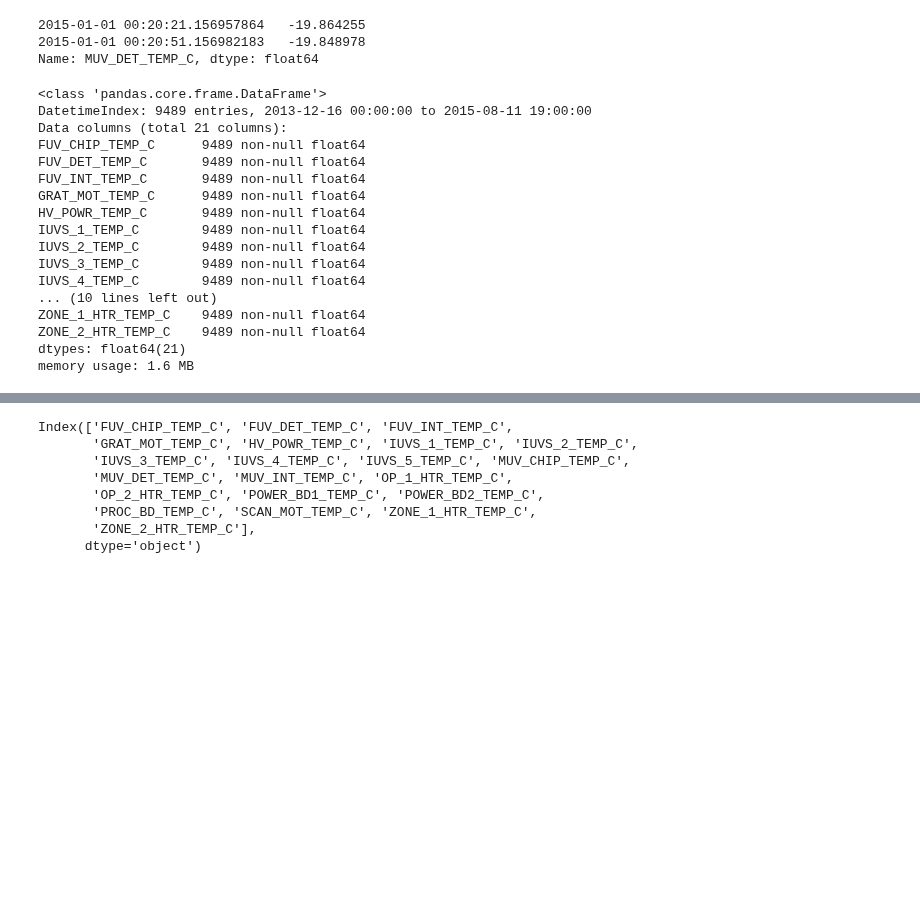
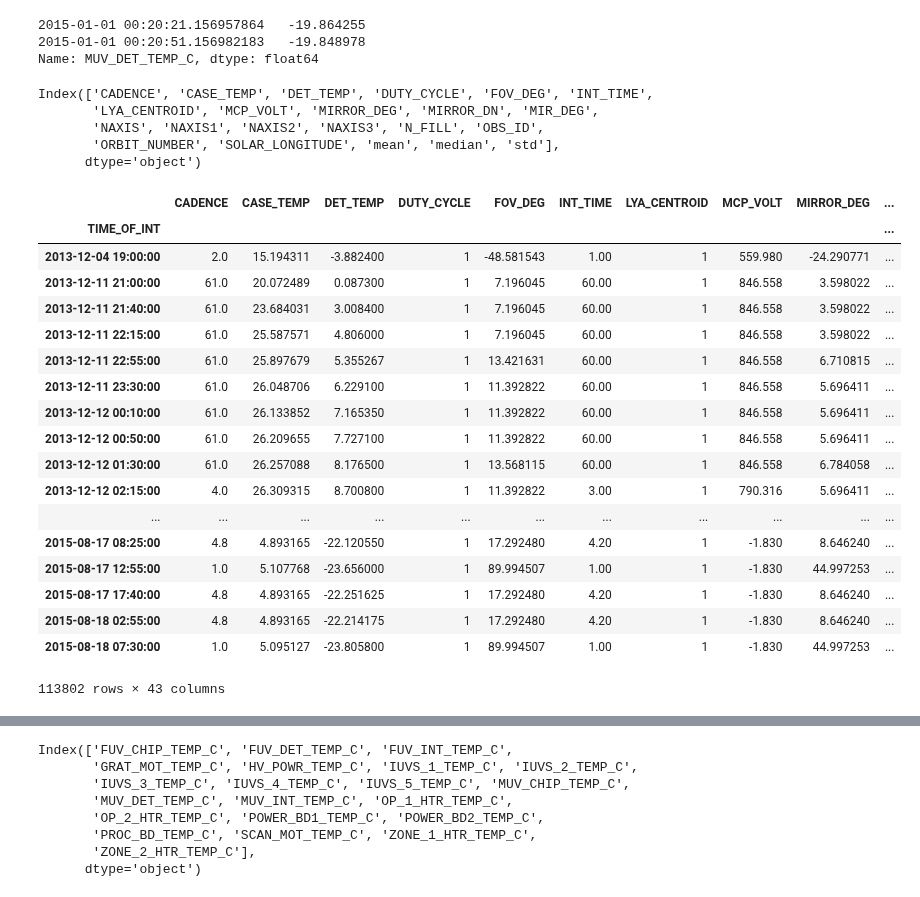
Before and after one commit to michaelaye/iuvs, a Jupyter notebook: notebooks/2015-08-13 Playing with HK data.ipynb, the cells around one changed output, grey strips where cells are left out. Cells and saved outputs as stored; diff of their text form; code cells hidden in the pictures; blank space fills up the shorter version.

```diff
--- a/notebooks/2015-08-13 Playing with HK data.ipynb
+++ b/notebooks/2015-08-13 Playing with HK data.ipynb
@@ -2,5 +2,9 @@
 %matplotlib notebook
 import seaborn as sns
 sns.set_context('notebook')
+# %%
+from pathlib import Path
+datadir = Path('/Users/klay6683/data/iuvs')
+hk = pd.read_hdf(str(datadir / 'HK_DB.h5'), 'df')
 # %%
-hk = pd.read_hdf('/home/klay6683/to_keep/HK_DB.h5', 'df')
+l1ascan = pd.read_hdf(str(datadir / 'l1a_dark_scan.h5'), 'df')
@@ -46,25 +48,6 @@ hk.loc['2015-01-01 00:20', 'MUV_DET_TEMP_C'].head()
 2015-01-01 00:20:51.156982183   -19.848978
 Name: MUV_DET_TEMP_C, dtype: float64
 # %%
-df = hk.resample('1h').dropna()
-std = hk.resample('1h', how='std')
+timeres = '5min'
+df = hk.resample(timeres).dropna(how='all')
+std = hk.resample(timeres, how='std').dropna(how='all')
-# %%
-df.info()
-# %% [output]
-<class 'pandas.core.frame.DataFrame'>
-DatetimeIndex: 9489 entries, 2013-12-16 00:00:00 to 2015-08-11 19:00:00
-Data columns (total 21 columns):
-FUV_CHIP_TEMP_C      9489 non-null float64
-FUV_DET_TEMP_C       9489 non-null float64
-FUV_INT_TEMP_C       9489 non-null float64
-GRAT_MOT_TEMP_C      9489 non-null float64
-HV_POWR_TEMP_C       9489 non-null float64
-IUVS_1_TEMP_C        9489 non-null float64
-IUVS_2_TEMP_C        9489 non-null float64
-IUVS_3_TEMP_C        9489 non-null float64
-IUVS_4_TEMP_C        9489 non-null float64
-... (10 lines left out)
-ZONE_1_HTR_TEMP_C    9489 non-null float64
-ZONE_2_HTR_TEMP_C    9489 non-null float64
-dtypes: float64(21)
-memory usage: 1.6 MB
@@ -71,3 +57,33 @@ memory usage: 1.6 MB
+# %%
+l1aresamp.columns
+# %% [output]
+Index(['CADENCE', 'CASE_TEMP', 'DET_TEMP', 'DUTY_CYCLE', 'FOV_DEG', 'INT_TIME',
+       'LYA_CENTROID', 'MCP_VOLT', 'MIRROR_DEG', 'MIRROR_DN', 'MIR_DEG',
+       'NAXIS', 'NAXIS1', 'NAXIS2', 'NAXIS3', 'N_FILL', 'OBS_ID',
+       'ORBIT_NUMBER', 'SOLAR_LONGITUDE', 'mean', 'median', 'std'],
+      dtype='object')
+# %%
+l1aresamp.join(df).dropna(how='all')[['MUV_DET_TEMP_C']]
+# %% [output]
+|  | CADENCE | CASE_TEMP | DET_TEMP | DUTY_CYCLE | FOV_DEG | INT_TIME | LYA_CENTROID | MCP_VOLT | MIRROR_DEG | ... |
+| TIME_OF_INT |  |  |  |  |  |  |  |  |  | ... |
+| 2013-12-04 19:00:00 | 2.0 | 15.194311 | -3.882400 | 1 | -48.581543 | 1.00 | 1 | 559.980 | -24.290771 | ... |
+| 2013-12-11 21:00:00 | 61.0 | 20.072489 | 0.087300 | 1 | 7.196045 | 60.00 | 1 | 846.558 | 3.598022 | ... |
+| 2013-12-11 21:40:00 | 61.0 | 23.684031 | 3.008400 | 1 | 7.196045 | 60.00 | 1 | 846.558 | 3.598022 | ... |
+| 2013-12-11 22:15:00 | 61.0 | 25.587571 | 4.806000 | 1 | 7.196045 | 60.00 | 1 | 846.558 | 3.598022 | ... |
+| 2013-12-11 22:55:00 | 61.0 | 25.897679 | 5.355267 | 1 | 13.421631 | 60.00 | 1 | 846.558 | 6.710815 | ... |
+| 2013-12-11 23:30:00 | 61.0 | 26.048706 | 6.229100 | 1 | 11.392822 | 60.00 | 1 | 846.558 | 5.696411 | ... |
+| 2013-12-12 00:10:00 | 61.0 | 26.133852 | 7.165350 | 1 | 11.392822 | 60.00 | 1 | 846.558 | 5.696411 | ... |
+| 2013-12-12 00:50:00 | 61.0 | 26.209655 | 7.727100 | 1 | 11.392822 | 60.00 | 1 | 846.558 | 5.696411 | ... |
+| 2013-12-12 01:30:00 | 61.0 | 26.257088 | 8.176500 | 1 | 13.568115 | 60.00 | 1 | 846.558 | 6.784058 | ... |
+| 2013-12-12 02:15:00 | 4.0 | 26.309315 | 8.700800 | 1 | 11.392822 | 3.00 | 1 | 790.316 | 5.696411 | ... |
+| ... | ... | ... | ... | ... | ... | ... | ... | ... | ... | ... |
+| 2015-08-17 08:25:00 | 4.8 | 4.893165 | -22.120550 | 1 | 17.292480 | 4.20 | 1 | -1.830 | 8.646240 | ... |
+| 2015-08-17 12:55:00 | 1.0 | 5.107768 | -23.656000 | 1 | 89.994507 | 1.00 | 1 | -1.830 | 44.997253 | ... |
+| 2015-08-17 17:40:00 | 4.8 | 4.893165 | -22.251625 | 1 | 17.292480 | 4.20 | 1 | -1.830 | 8.646240 | ... |
+| 2015-08-18 02:55:00 | 4.8 | 4.893165 | -22.214175 | 1 | 17.292480 | 4.20 | 1 | -1.830 | 8.646240 | ... |
+| 2015-08-18 07:30:00 | 1.0 | 5.095127 | -23.805800 | 1 | 89.994507 | 1.00 | 1 | -1.830 | 44.997253 | ... |
+113802 rows × 43 columns
 # %%
 fig, ax = plt.subplots(nrows=2, figsize=(10,10))
 df.filter(regex='^MUV_').plot(ax=ax[0], yerr=std)
```
Also changed, not shown: parts of 2 cells of this notebook.
